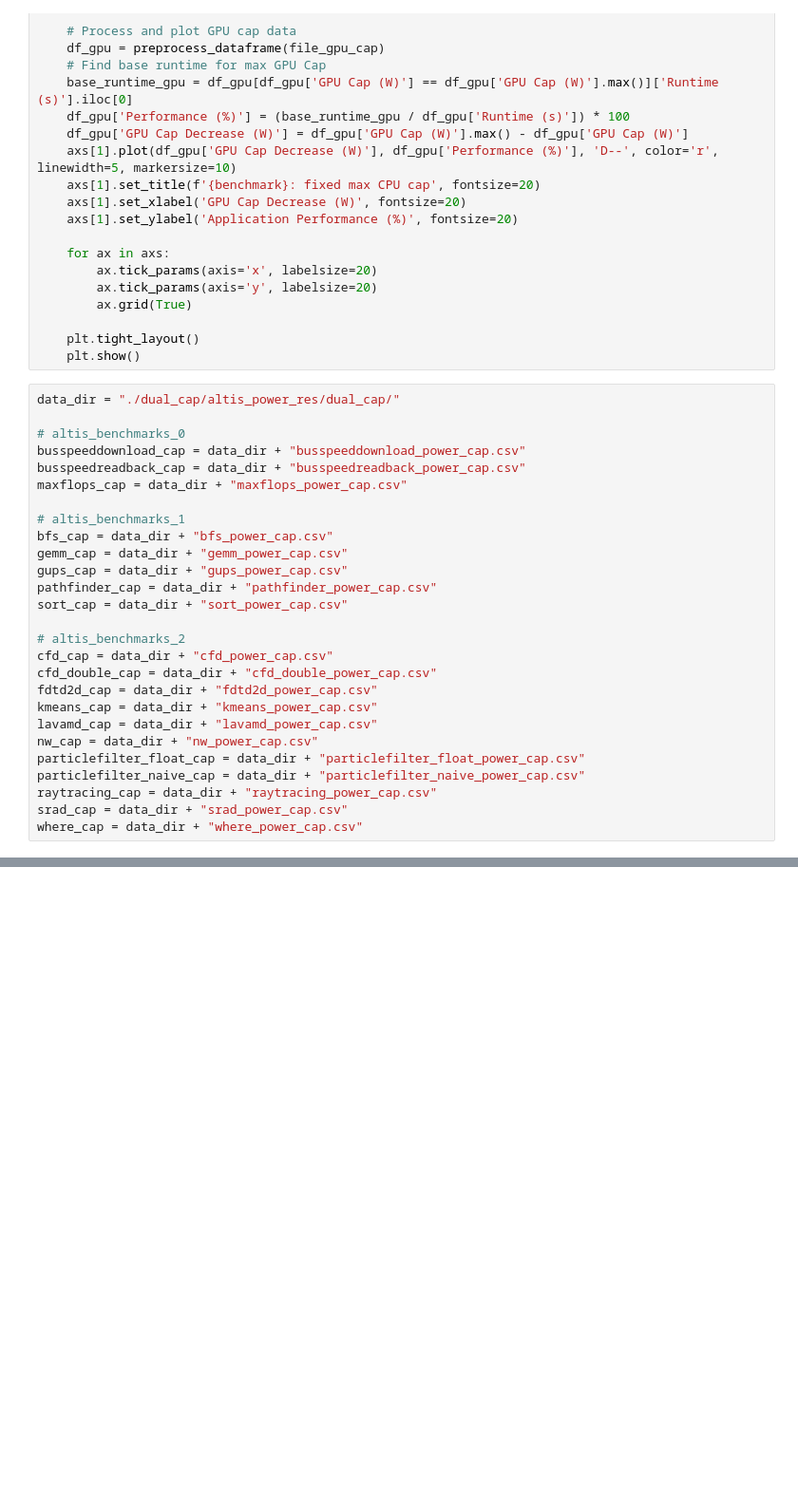
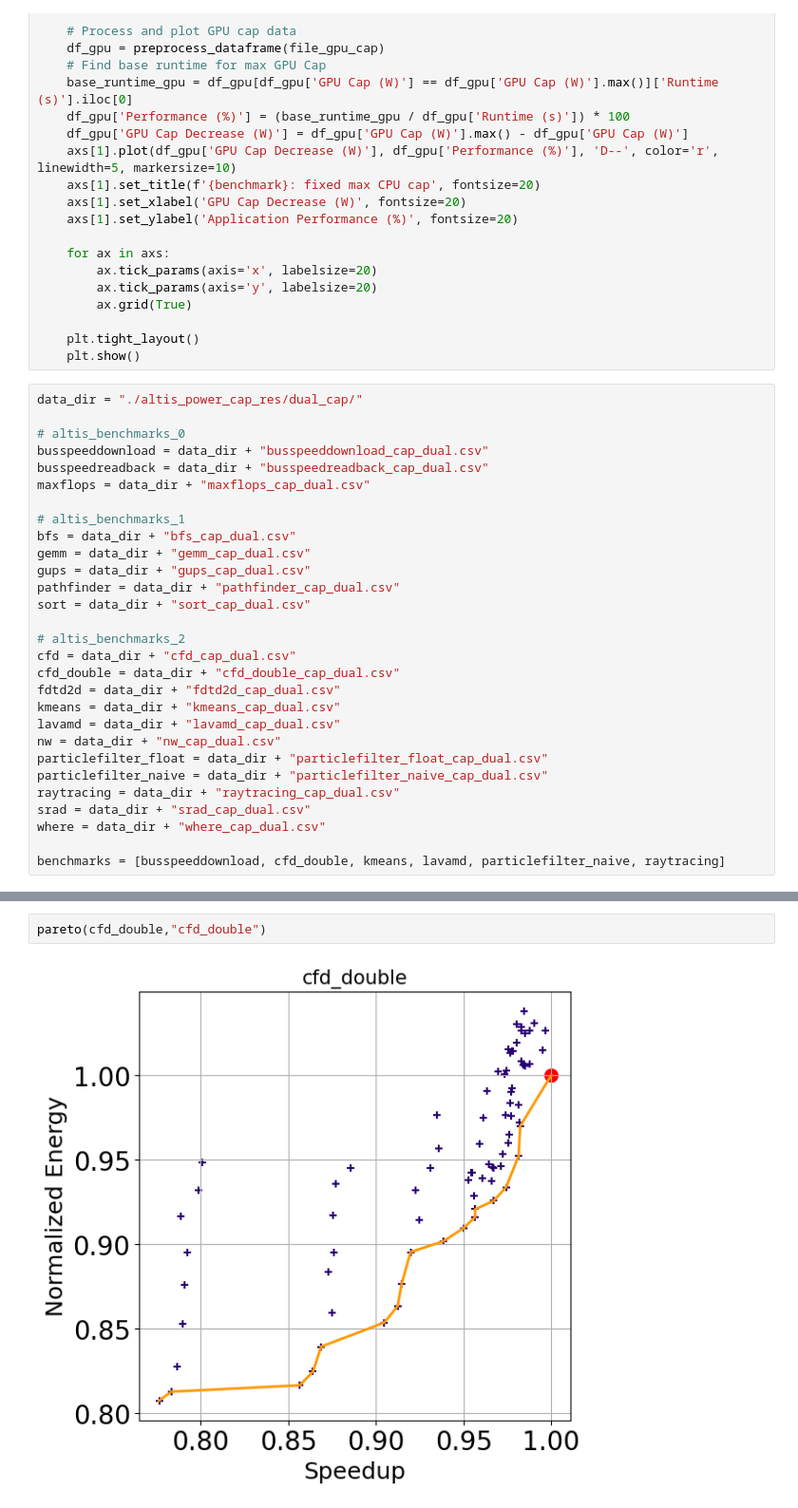
Before and after one commit to zzheng33/power, a Jupyter notebook: data/pareto.ipynb, the cells around one changed output, grey strips where cells are left out. Shown at 95% size. Saved outputs shown, nothing was run; the diff lists cells and outputs as text; blank space fills up the shorter version.

```diff
--- a/data/pareto.ipynb
+++ b/data/pareto.ipynb
@@ -88,29 +88,31 @@ def plot_power_cap(file_cpu_cap, file_gpu_cap, benchmark,altis):
     plt.tight_layout()
     plt.show()
 # %%
-data_dir = "./dual_cap/altis_power_res/dual_cap/"
+data_dir = "./altis_power_cap_res/dual_cap/"
 
 # altis_benchmarks_0
-busspeeddownload_cap = data_dir + "busspeeddownload_power_cap.csv"
-busspeedreadback_cap = data_dir + "busspeedreadback_power_cap.csv"
-maxflops_cap = data_dir + "maxflops_power_cap.csv"
+busspeeddownload = data_dir + "busspeeddownload_cap_dual.csv"
+busspeedreadback = data_dir + "busspeedreadback_cap_dual.csv"
+maxflops = data_dir + "maxflops_cap_dual.csv"
 
 # altis_benchmarks_1
-bfs_cap = data_dir + "bfs_power_cap.csv"
-gemm_cap = data_dir + "gemm_power_cap.csv"
-gups_cap = data_dir + "gups_power_cap.csv"
-pathfinder_cap = data_dir + "pathfinder_power_cap.csv"
-sort_cap = data_dir + "sort_power_cap.csv"
+bfs = data_dir + "bfs_cap_dual.csv"
+gemm = data_dir + "gemm_cap_dual.csv"
+gups = data_dir + "gups_cap_dual.csv"
+pathfinder = data_dir + "pathfinder_cap_dual.csv"
+sort = data_dir + "sort_cap_dual.csv"
 
 # altis_benchmarks_2
-cfd_cap = data_dir + "cfd_power_cap.csv"
-cfd_double_cap = data_dir + "cfd_double_power_cap.csv"
-fdtd2d_cap = data_dir + "fdtd2d_power_cap.csv"
-kmeans_cap = data_dir + "kmeans_power_cap.csv"
-lavamd_cap = data_dir + "lavamd_power_cap.csv"
-nw_cap = data_dir + "nw_power_cap.csv"
-particlefilter_float_cap = data_dir + "particlefilter_float_power_cap.csv"
-particlefilter_naive_cap = data_dir + "particlefilter_naive_power_cap.csv"
-raytracing_cap = data_dir + "raytracing_power_cap.csv"
-srad_cap = data_dir + "srad_power_cap.csv"
-where_cap = data_dir + "where_power_cap.csv"
+cfd = data_dir + "cfd_cap_dual.csv"
+cfd_double = data_dir + "cfd_double_cap_dual.csv"
+fdtd2d = data_dir + "fdtd2d_cap_dual.csv"
+kmeans = data_dir + "kmeans_cap_dual.csv"
+lavamd = data_dir + "lavamd_cap_dual.csv"
+nw = data_dir + "nw_cap_dual.csv"
+particlefilter_float = data_dir + "particlefilter_float_cap_dual.csv"
+particlefilter_naive = data_dir + "particlefilter_naive_cap_dual.csv"
+raytracing = data_dir + "raytracing_cap_dual.csv"
+srad = data_dir + "srad_cap_dual.csv"
+where = data_dir + "where_cap_dual.csv"
+
+benchmarks = [busspeeddownload, cfd_double, kmeans, lavamd, particlefilter_naive, raytracing]
@@ -116,0 +182,4 @@ where_cap = data_dir + "where_power_cap.csv"
+# %%
+pareto(cfd_double,"cfd_double")
+# %% [output]
+[figure, added]
```
Also changed, not shown: parts of 2 cells of this notebook, 19 other files.
